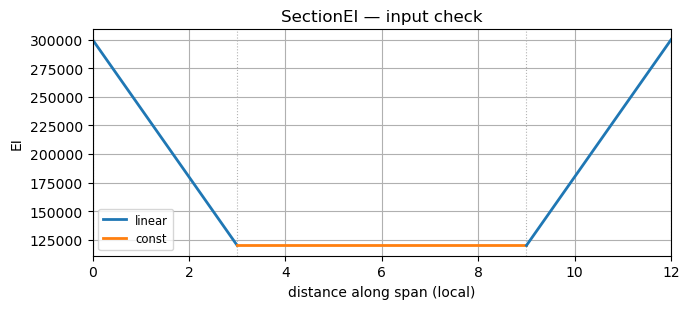
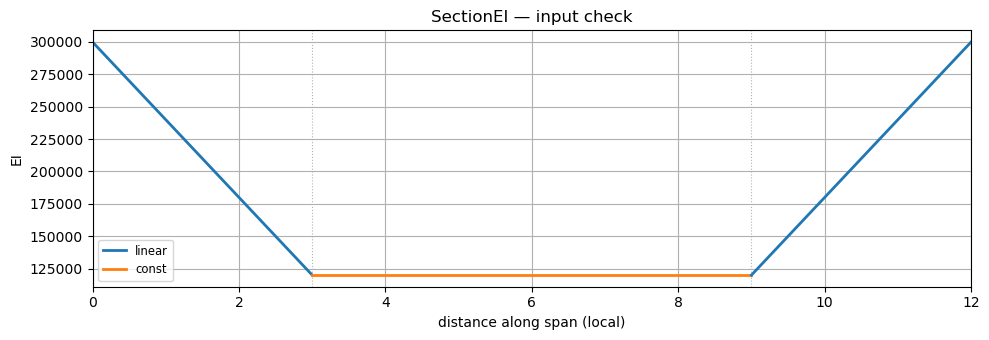
The notebook cell's code change between the first figure and the second:
--- before
+++ after
@@ -8,4 +8,4 @@
     ]
 )
-fig, ax = sec.plot(figsize=(7, 3.2))
+fig, ax = sec.plot(figsize=(10, 3.5))
 fig.tight_layout()

Commit: Standardise plot widths to 10 in across the docs